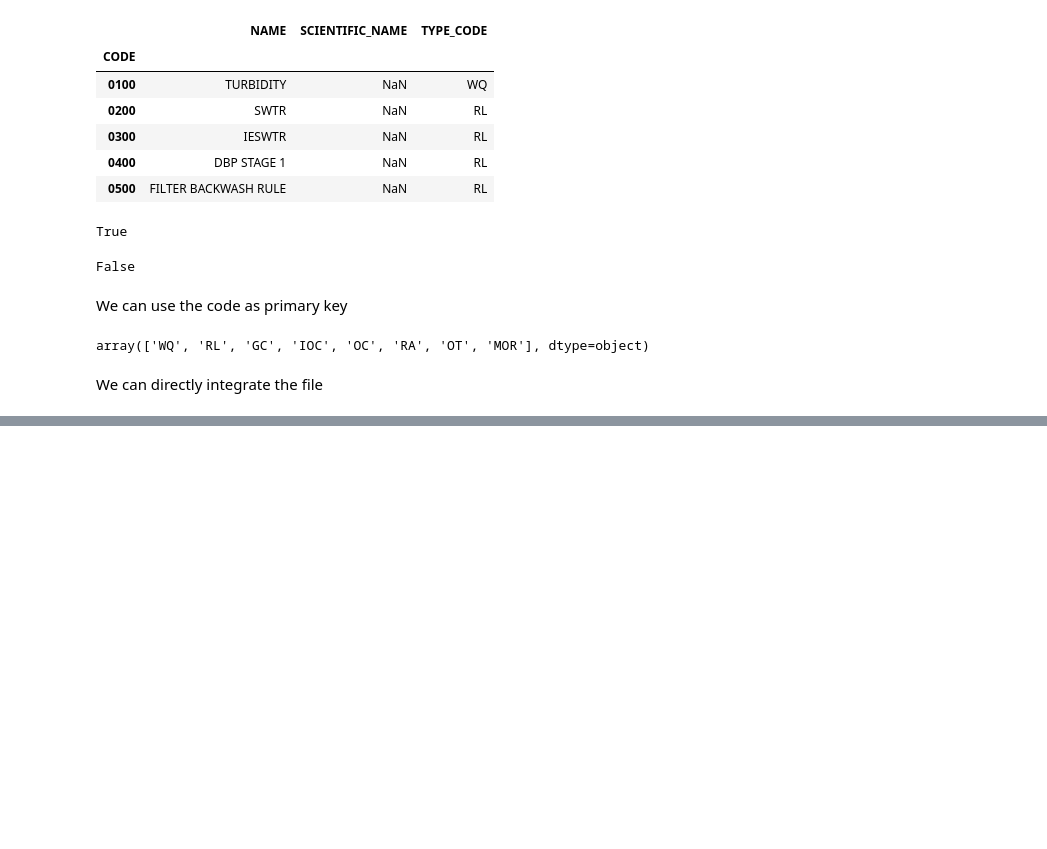
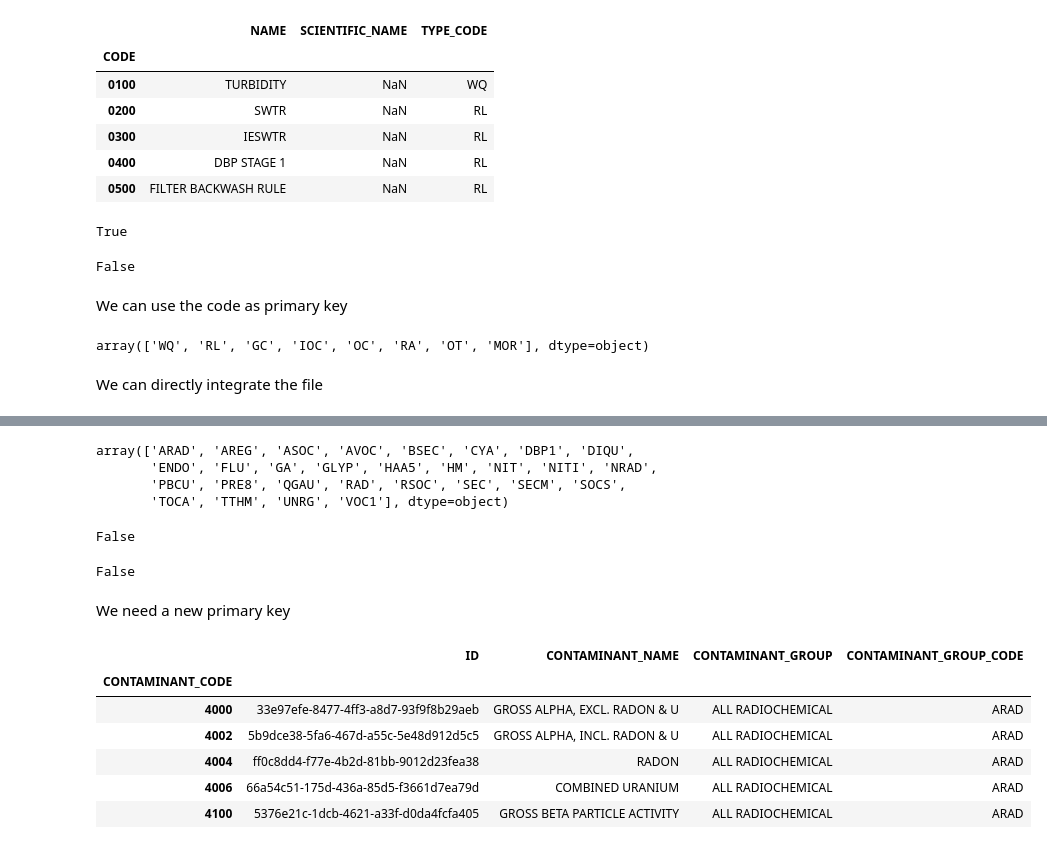
Before and after one commit to codeforboston/safe-water, a Jupyter notebook: csv_pre_processing_for_DB_integration.ipynb, the cells around one changed output, grey strips where cells are left out. Saved outputs shown, nothing was run; the diff lists cells and outputs as text; code cells hidden in the pictures; blank space fills up the shorter version.

Commit message:
add: CONTAMINANT_GROUP_CODES table

```diff
--- a/csv_pre_processing_for_DB_integration.ipynb
+++ b/csv_pre_processing_for_DB_integration.ipynb
@@ -533,0 +536,8 @@ We can directly integrate the file
+# %%
+cont_groups = pd.read_csv(join(PATH_TO_DATA_FOLDER, "contaminant-group-codes.csv"),
+                 sep=",",
+                 header=0,
+                 encoding="utf-8",
+                index_col=0,
+                 low_memory=False,
+                 )
@@ -533,0 +566,34 @@ We can directly integrate the file
+# %%
+cont_groups.CONTAMINANT_GROUP_CODE.unique()
+# %% [output]
+array(['ARAD', 'AREG', 'ASOC', 'AVOC', 'BSEC', 'CYA', 'DBP1', 'DIQU',
+       'ENDO', 'FLU', 'GA', 'GLYP', 'HAA5', 'HM', 'NIT', 'NITI', 'NRAD',
+       'PBCU', 'PRE8', 'QGAU', 'RAD', 'RSOC', 'SEC', 'SECM', 'SOCS',
+       'TOCA', 'TTHM', 'UNRG', 'VOC1'], dtype=object)
+# %%
+cont_groups.index.is_unique
+# %% [output]
+False
+# %%
+cont_groups.index.isnull().any()
+# %% [output]
+False
+# %% [markdown]
+We need a new primary key
+# %%
+ids_conts_groupe = []
+for idx in range(cont_groups.shape[0]):
+    ids_conts_groupe.append(str(uuid.uuid4()))
+# %%
+# Prepend the ID serie to the dataframe
+cont_groups.insert(0, 'ID', pd.Series(ids_conts_groupe, index=cont_groups.index))
+# %%
+cont_groups.head()
+# %% [output]
+|  | ID | CONTAMINANT_NAME | CONTAMINANT_GROUP | CONTAMINANT_GROUP_CODE |
+| CONTAMINANT_CODE |  |  |  |  |
+| 4000 | 33e97efe-8477-4ff3-a8d7-93f9f8b29aeb | GROSS ALPHA, EXCL. RADON & U | ALL RADIOCHEMICAL | ARAD |
+| 4002 | 5b9dce38-5fa6-467d-a55c-5e48d912d5c5 | GROSS ALPHA, INCL. RADON & U | ALL RADIOCHEMICAL | ARAD |
+| 4004 | ff0c8dd4-f77e-4b2d-81bb-9012d23fea38 | RADON | ALL RADIOCHEMICAL | ARAD |
+| 4006 | 66a54c51-175d-436a-85d5-f3661d7ea79d | COMBINED URANIUM | ALL RADIOCHEMICAL | ARAD |
+| 4100 | 5376e21c-1dcb-4621-a33f-d0da4fcfa405 | GROSS BETA PARTICLE ACTIVITY | ALL RADIOCHEMICAL | ARAD |
```
Also changed, not shown: parts of 4 cells of this notebook, 1 other file.
